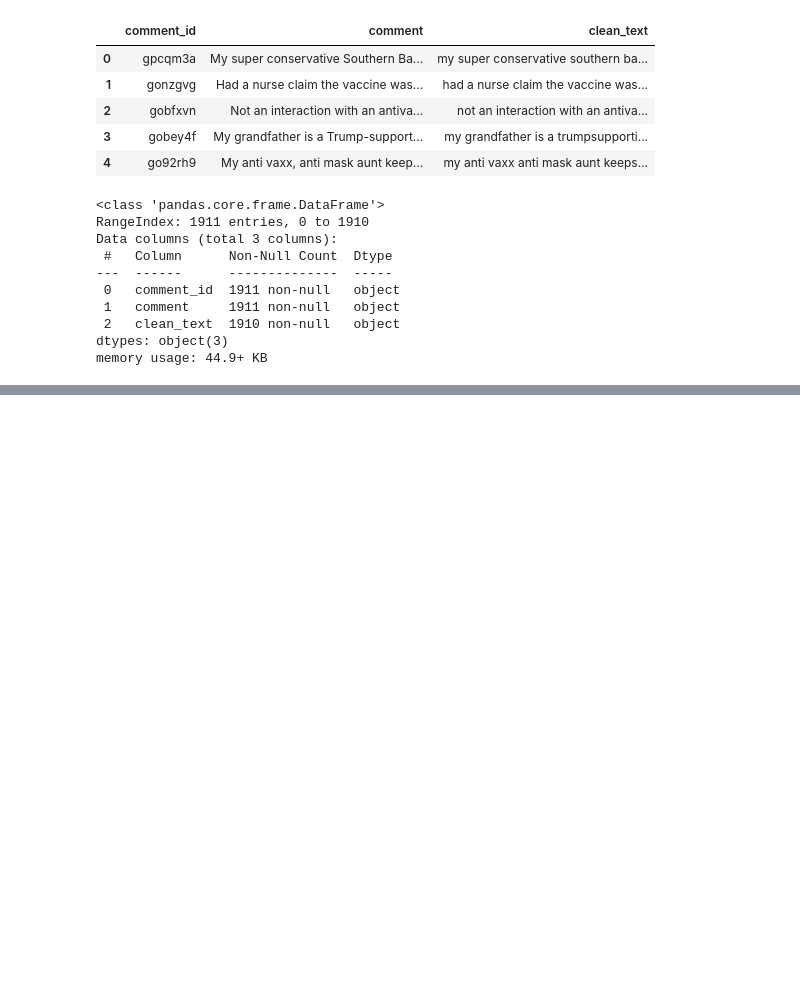
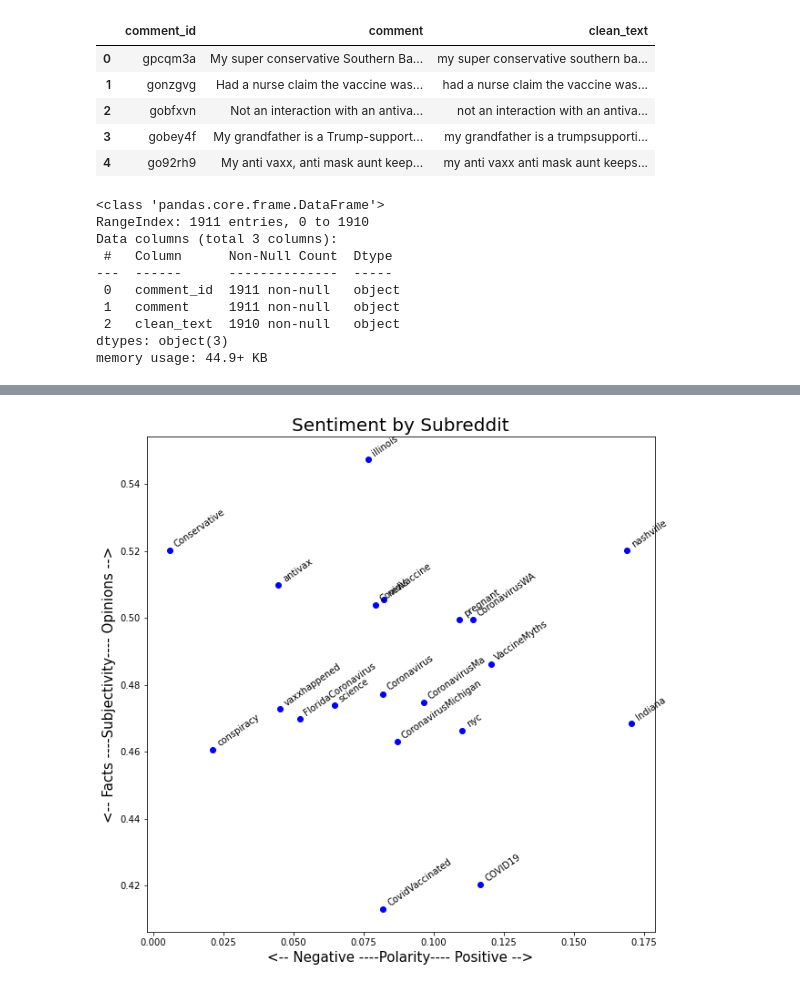
Before and after one commit to datakind/Mar21-vaccine-uptake, a Jupyter notebook: 02_eda/reddit_eda.ipynb, the cells around one changed output, grey strips where cells are left out. Cells and saved outputs as stored; diff of their text form; code cells hidden in the pictures; blank space fills up the shorter version.

```diff
--- a/02_eda/reddit_eda.ipynb
+++ b/02_eda/reddit_eda.ipynb
@@ -143,0 +203,14 @@ new_df.head()
+# %%
+grouping_df = new_df[['subreddit', 'clean_text']].copy()
+# %%
+grouping_df['clean_text'] = new_df[['subreddit', 'clean_text']].groupby('subreddit')['clean_text'].transform(lambda x: ','.join(x))
+grouping_df.drop_duplicates(inplace=True)
+# %%
+grouping_df.reset_index(drop=True, inplace=True)
+# %%
+pol = lambda x: TextBlob(x).sentiment.polarity
+sub = lambda x: TextBlob(x).sentiment.subjectivity
+
+grouping_df['polarity'] = grouping_df['clean_text'].apply(pol)
+grouping_df['subjectivity'] = grouping_df['clean_text'].apply(sub)
+grouping_df
@@ -143,0 +235,19 @@ new_df.head()
+# %%
+plt.rcParams['figure.figsize'] = [10, 10]
+
+for index, subreddit in enumerate(grouping_df.index):
+    x = grouping_df.polarity.loc[subreddit]
+    y = grouping_df.subjectivity.loc[subreddit]
+    plt.scatter(x, y, color='blue')
+    plt.text(x+.001, y+.001, grouping_df['subreddit'][index], fontsize=10, rotation=35)
+#     plt.ylim(0, 1)
+#     plt.xlim(-1, 1)
+
+
+plt.title('Sentiment by Subreddit', fontsize=20)
+plt.xlabel('<-- Negative ----Polarity---- Positive -->', fontsize=15)
+plt.ylabel('<-- Facts ----Subjectivity---- Opinions -->', fontsize=15)
+
+plt.show()
+# %% [output]
+[figure, added]
```
Also changed, not shown: parts of 31 cells of this notebook, 2 other files.
